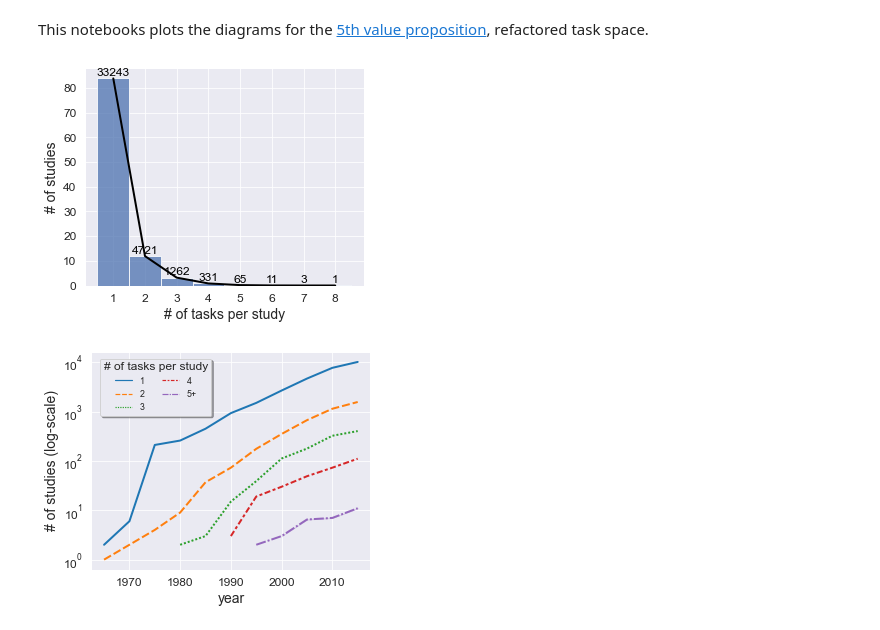
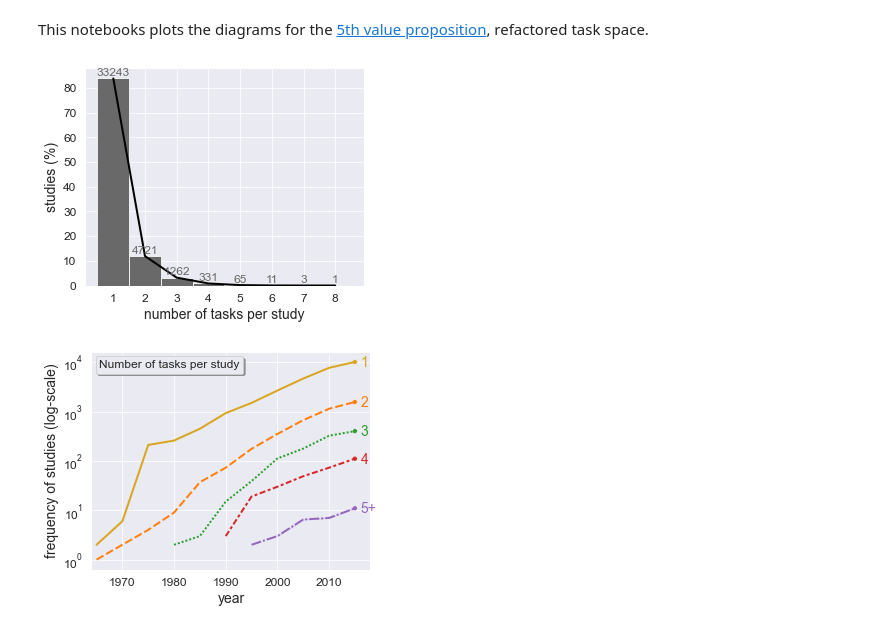
Before and after one commit to morteza/CogText, a Jupyter notebook: notebooks/CogSci2022/Figure 1-C.ipynb, the cells around one changed output. Cells and saved outputs as stored; diff of their text form; code cells hidden in the pictures.

```diff
--- a/notebooks/CogSci2022/Figure 1-C.ipynb
+++ b/notebooks/CogSci2022/Figure 1-C.ipynb
@@ -14,7 +14,7 @@ from python.cogtext.datasets.pubmed import PubMedDataLoader
 PUBMED = PubMedDataLoader(preprocessed=False).load()
 # %%
 # number of tasks per study
-
+sns.set('paper')
 task_counts_by_pmids = PUBMED.query('category.str.contains("Task")').groupby(['pmid','year'])[['category','label']].count()
 task_counts_by_pmids['label'] = task_counts_by_pmids['label'].astype('category')
 
@@ -24,39 +24,40 @@ task_cnts = task_counts_by_pmids.value_counts().to_frame()
 task_pcts = task_cnts * 100 / n_pubs
 
 _, ax = plt.subplots(figsize=(5,4))
 
 sns.histplot(task_counts_by_pmids,
             x='label',
-            # color='gray',
+            color='dimgray',
             stat='percent',
             # hue='year',
             ax=ax,
-            palette='Blues'
+            alpha=1.,
+            # palette='Blues'
             ).set(
   xlabel='# of tasks per study',
   ylabel='% of studies',
   # ylim=(-1000,35000),
   # title='Number of cognitive tasks per article in a corpus of 39637 articles\n'
         # 'that mentioned at least one task name. Gray bar labels are the number of articles.'
 )
 
 g = sns.lineplot(data=task_pcts, x='label', y=0, lw=2, color='black')
 
 # plot labels
 for index, row in task_cnts.iterrows():
   x = row.name[0]
   y = task_pcts.loc[index] + 1.0
   lbl = round(row[0],2)
-  g.text(x, y, lbl, color='black', ha='center', fontsize=12)
+  g.text(x, y, lbl, color='dimgray', ha='center', fontsize=12)
 
-plt.ylabel('# of studies', fontsize=14)
-plt.xlabel('# of tasks per study', fontsize=14)
+plt.ylabel('studies (%)', fontsize=14)
+plt.xlabel('number of tasks per study', fontsize=14)
 plt.xticks(fontsize=12)
 plt.yticks(fontsize=12)
 
 plt.show()
 # %% [output]
-[figure, old version]
+[figure, new version]
 # %%
 sns.set('paper')
 cnts = PUBMED.query('category.str.contains("Task")').groupby(['pmid'])[['label']].count()
@@ -80,24 +81,45 @@ cnts = cnts.query('year < 2020')
 
 cnts['n_tasks'] = cnts['n_tasks'].replace([5,6,7,8],'5+')
 
+from matplotlib.cm import tab10
+import matplotlib.colors as mcolors
+
+pallette = list(tab10.colors)
+pallette[0] = mcolors.to_rgb('goldenrod')
+pallette = tuple(pallette)
+
 plt.figure(figsize=(5,4))
 g = sns.lineplot(data=cnts,
                  ci=False,
+                 legend=False,
                  x='year', y='n_articles', hue='n_tasks', style='n_tasks', lw=2,
-                 palette='tab10')
+                 palette=pallette)
 g.set(yscale='log')
 
-plt.legend(title='# of tasks per study',
-           bbox_to_anchor=(.43, .97),
-           ncol=2,
+plt.legend([],title='Number of tasks per study',
+          #  bbox_to_anchor=(.43, .97),
            shadow=True,
-           title_fontsize=12,
-           borderaxespad=0.)
+          # frameon=False,
+          # fancybox=False,
+          labelspacing=0,
+           title_fontsize=12)
 
-plt.ylabel('# of studies (log-scale)', fontsize=14)
+# sns.pointplot(x=[1970], y=[10], ax=g.axes)
+
+sns.scatterplot(data=cnts.query('year == year.max()').groupby('n_tasks').mean(),
+                palette=pallette,
+                legend=False,
+                x='year', y='n_articles', hue='n_tasks')
+
+
+for i,(n_tasks, (year,n_articles)) in enumerate(cnts.query('year == year.max()').groupby('n_tasks').mean().iterrows()):
+  g.axes.text(year + 1.1, n_articles * .8, n_tasks, color=pallette[i], fontsize=14)
+
+plt.ylabel('frequency of studies (log-scale)', fontsize=14)
 plt.xlabel('year', fontsize=14)
 plt.xticks(fontsize=12)
 plt.yticks(fontsize=12)
+plt.xlim(1964,2018)
 plt.show()
 # %% [output]
-[figure, old version]
+[figure, new version]
```
Also changed, not shown: 7 other files.
